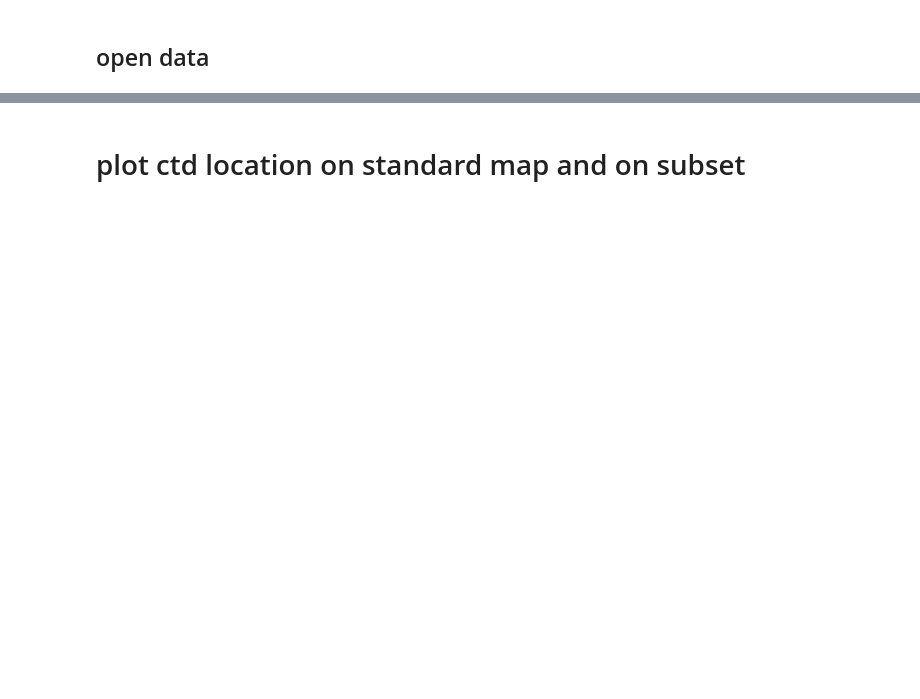
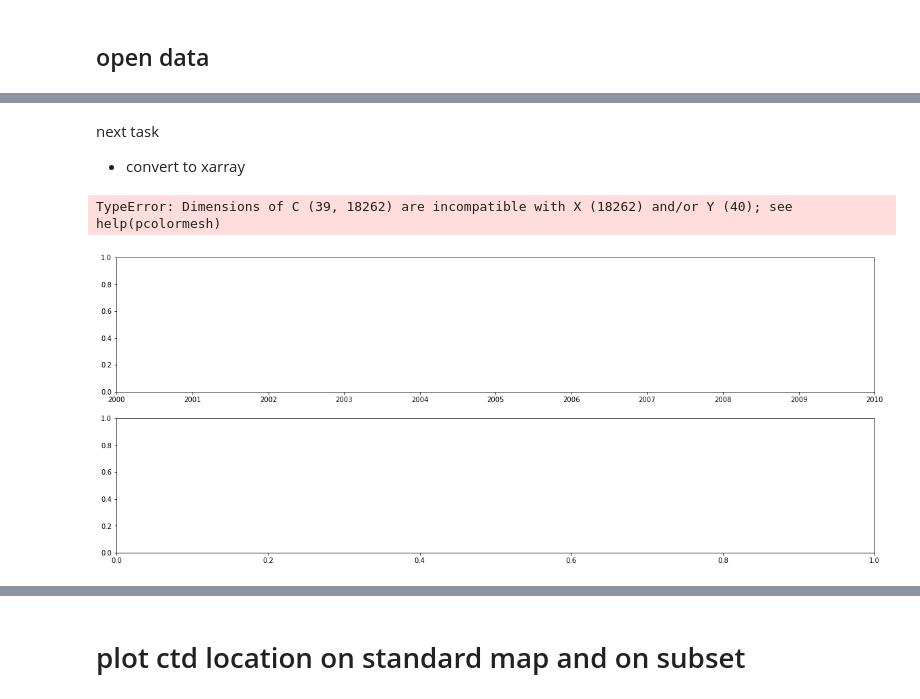
Before and after one commit to tjarnikova/NanooseObs, a Jupyter notebook: checkSampleData.ipynb, the cells around one changed output, grey strips where cells are left out. Saved outputs shown, nothing was run; the diff lists cells and outputs as text; code cells hidden in the pictures; blank space fills up the shorter version.

```diff
--- a/checkSampleData.ipynb
+++ b/checkSampleData.ipynb
@@ -13,0 +219,22 @@ from matplotlib.patches import Rectangle
+# %% [markdown]
+next task
+- convert to xarray
+# %%
+fig, axs = plt.subplots(2, 1, figsize = (20,8))
+axs = axs.ravel()
+temp_ts[temp_ts <-900] = np.nan
+w = axs[0].pcolormesh(dates_all, modd_um, np.transpose(temp_ts), vmin=5, vmax=15, cmap = cm.cm.thermal)
+plt.colorbar(w, ax = axs[0])
+axs[0].invert_yaxis()
+
+salt_ts[salt_ts <-900] = np.nan
+w = axs[1].pcolormesh(dates_all, modd_um, np.transpose(salt_ts), vmin=28, vmax=31, cmap = cm.cm.haline)
+plt.colorbar(w, ax = axs[1])
+axs[1].invert_yaxis()
+axs[0].set_title('Observational Temperature Hövmoller (cons T) at Nanoose Bay \n (daily resolution, interpolated to model depths, all casts for given day averaged)')
+axs[1].set_title('Observational Salinity Hövmoller (abs S, g/kg) at Nanoose Bay')
+
+plt.tight_layout()
+# %% [output]
+TypeError: Dimensions of C (39, 18262) are incompatible with X (18262) and/or Y (40); see help(pcolormesh)
+[figure, added]
```
Also changed, not shown: parts of 27 cells of this notebook.
